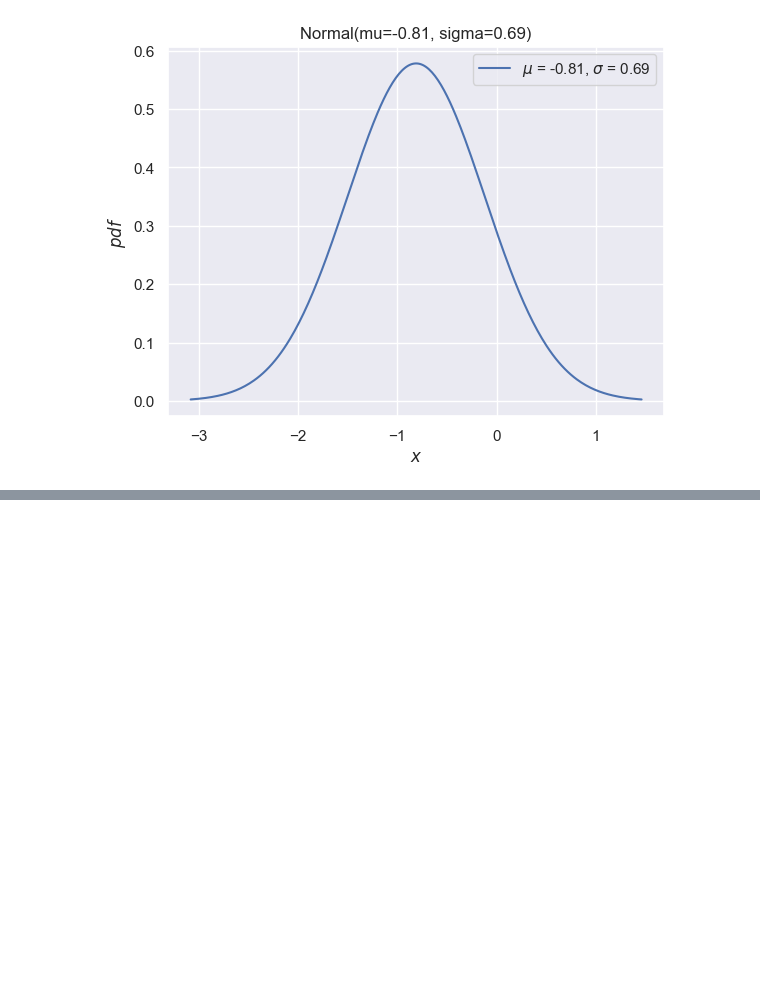
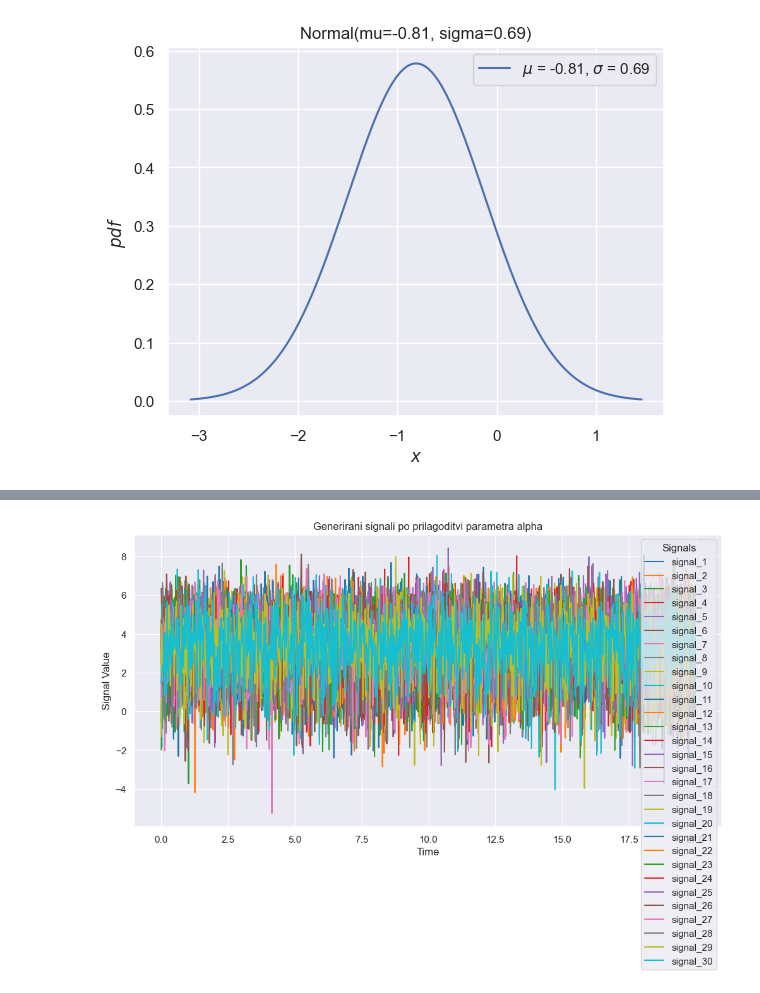
Before and after one commit to Leon-0-0-7/magistrska, a Jupyter notebook: src/testiranje.ipynb, the cells around one changed output, grey strips where cells are left out. Drawn from its saved outputs; the diff is of its cells as text; code cells hidden in the pictures; blank space fills up the shorter version.

```diff
--- a/src/testiranje.ipynb
+++ b/src/testiranje.ipynb
@@ -161,3 +177,8 @@ Poševnost: -0.4984
+# %%
+from my_package.lib import plot_signals
+plot_signals(rezult2, title='Generirani signali po prilagoditvi parametra alpha')
+# %% [output]
+[figure, added]
 # %%
 import pandas as pd
 import numpy as np
```
Also changed, not shown: parts of 5 cells of this notebook, 3 other files.
